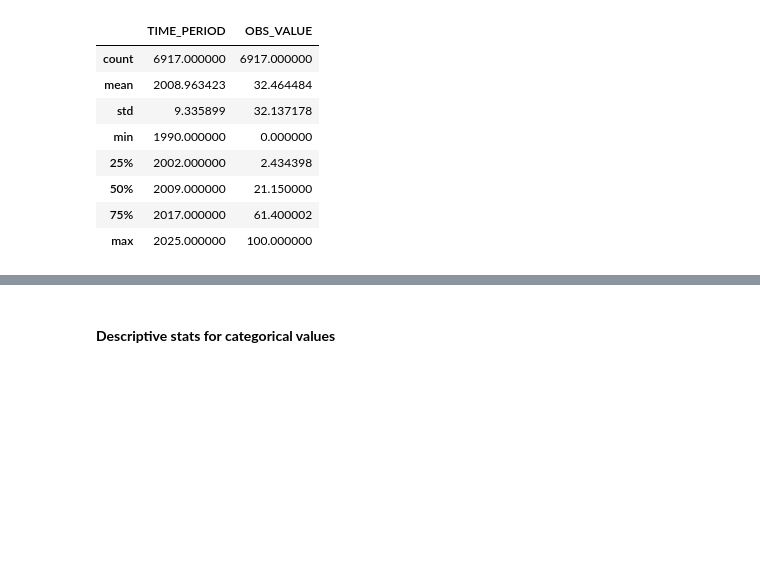
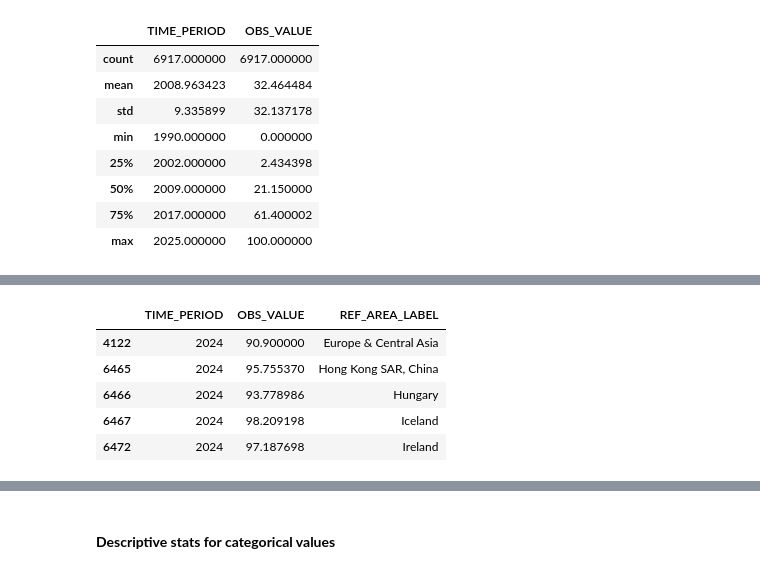
Before and after one commit to JosephRidge/AnalysisDSA101, a Jupyter notebook: analysis104.ipynb, the cells around one changed output, grey strips where cells are left out. Cells and saved outputs as stored; diff of their text form; code cells hidden in the pictures; blank space fills up the shorter version.

```diff
--- a/analysis104.ipynb
+++ b/analysis104.ipynb
@@ -183,0 +197,10 @@ clean_df.describe() # we get descriptive stats for numerical dta types/ columns
+# %%
+record_2024 =  clean_df[(clean_df['OBS_VALUE'] > 90) & (clean_df["TIME_PERIOD"] == 2024 )] # filtering column "OBS_VALUE" and returnong a data set
+record_2024.head()
+# %% [output]
+|  | TIME_PERIOD | OBS_VALUE | REF_AREA_LABEL |
+| 4122 | 2024 | 90.900000 | Europe & Central Asia |
+| 6465 | 2024 | 95.755370 | Hong Kong SAR, China |
+| 6466 | 2024 | 93.778986 | Hungary |
+| 6467 | 2024 | 98.209198 | Iceland |
+| 6472 | 2024 | 97.187698 | Ireland |
```
Also changed, not shown: parts of 10 cells of this notebook.
